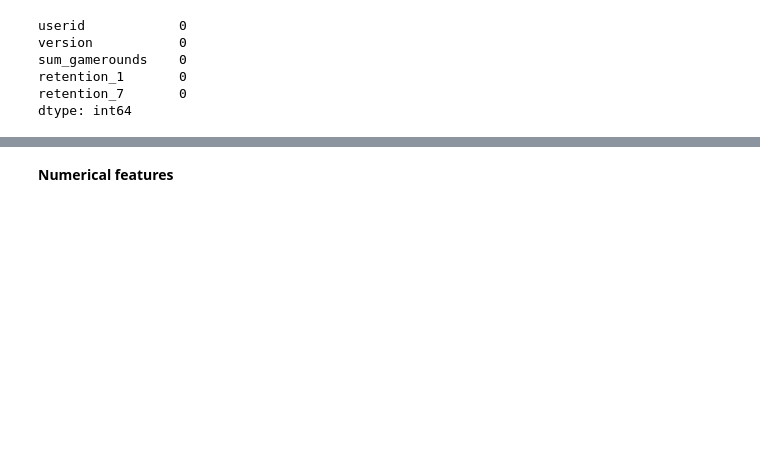
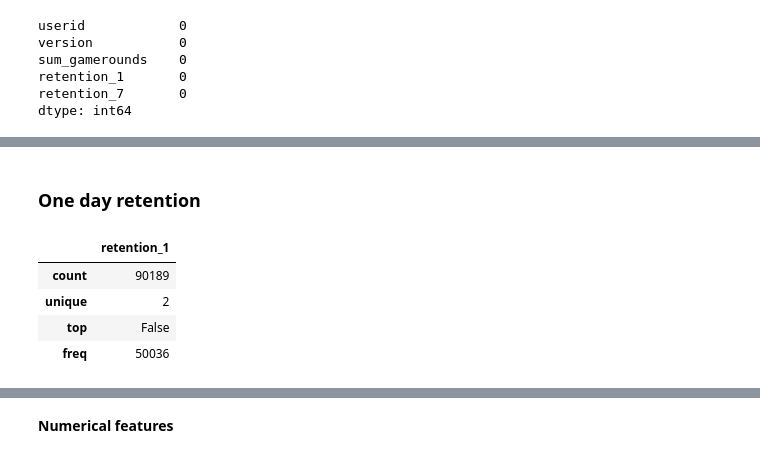
Before and after one commit to earth1987/ab-testing-cookie-cats, a Jupyter notebook: notebooks/ab_test.ipynb, the cells around one changed output, grey strips where cells are left out. Saved outputs shown, nothing was run; the diff lists cells and outputs as text; code cells hidden in the pictures; blank space fills up the shorter version.

```diff
--- a/notebooks/ab_test.ipynb
+++ b/notebooks/ab_test.ipynb
@@ -92,0 +188,10 @@ def summarise_data(df, column):
+# %% [markdown]
+### One day retention
+# %%
+display(ab_results[['retention_1']].describe())
+# %% [output]
+|  | retention_1 |
+| count | 90189 |
+| unique | 2 |
+| top | False |
+| freq | 50036 |
```
Also changed, not shown: parts of 51 cells of this notebook, 1 other file.
